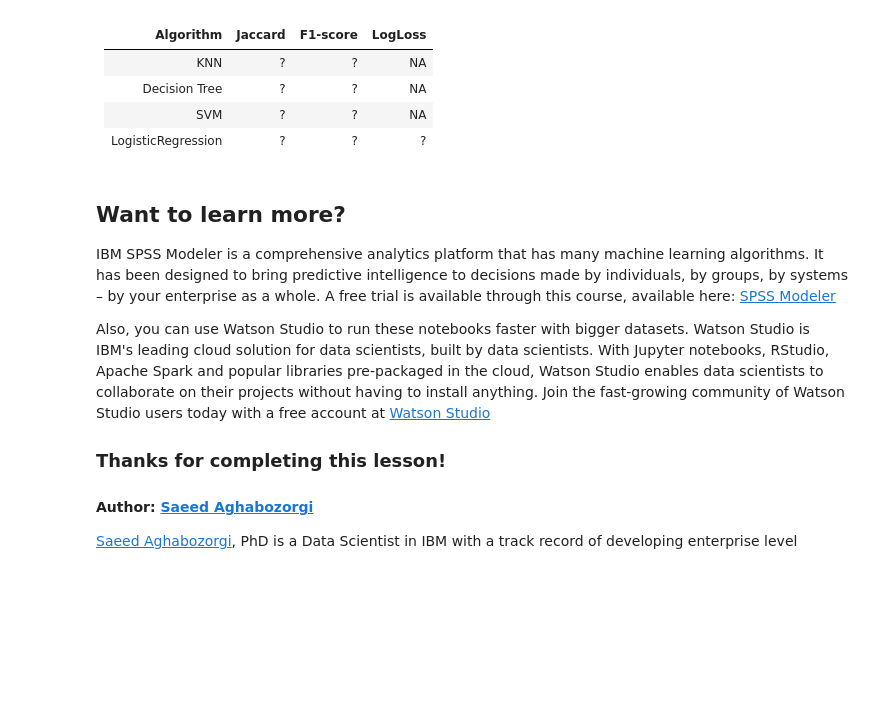
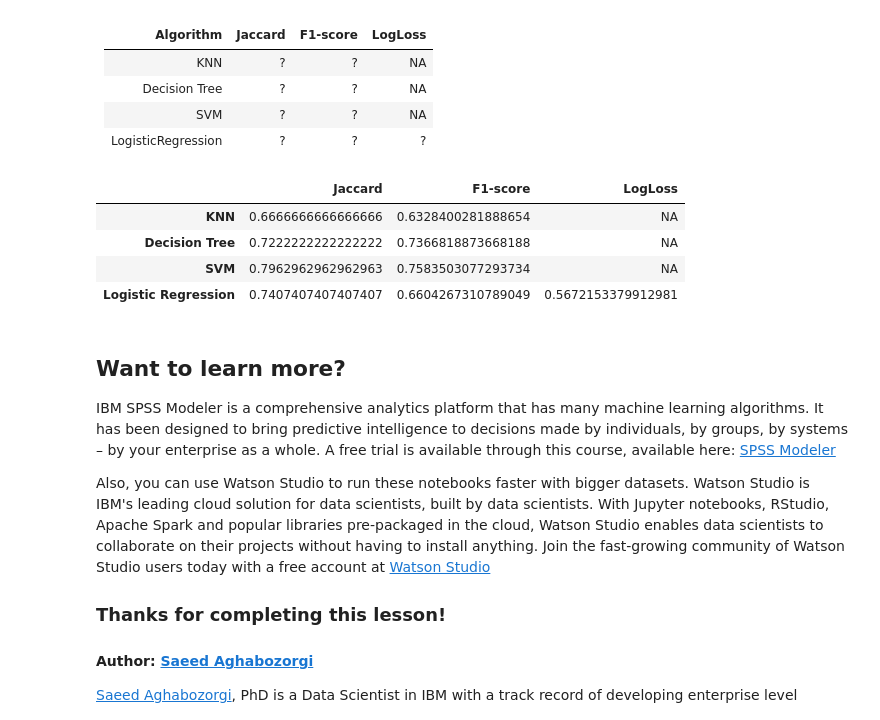
Before and after one commit to nooby17-jpg/data_science_best_classifier, a Jupyter notebook: IBM_data_science_capstone.ipynb, the cells around one changed output. Saved outputs shown, nothing was run; the diff lists cells and outputs as text; code cells hidden in the pictures; blank space fills up the shorter version.

```diff
--- a/IBM_data_science_capstone.ipynb
+++ b/IBM_data_science_capstone.ipynb
@@ -560,0 +491,17 @@ ValueError: All arrays must be of the same length
+# %%
+# F1 Scores
+
+knn_pred = neigh.predict(x_loan_test)
+f1 = f1_score(y_loan_test, knn_pred, average = "weighted")
+
+dt_pred = dt.predict(x_loan_test)
+f2 = f1_score(y_loan_test, dt_pred, average = "weighted")
+
+svm_pred = clf.predict(x_loan_test)
+f3 = f1_score(y_loan_test, svm_pred, average = "weighted")
+
+lr_pred = LR.predict(x_loan_test)
+f4 = f1_score(y_loan_test, lr_pred, average = "weighted")
+
+f1s = [f1, f2, f3, f4]
+f1s
@@ -560,0 +513,8 @@ ValueError: All arrays must be of the same length
+# %%
+# Log Loss Scores
+
+lr_pred = LR.predict_proba(x_loan_test)
+LL = log_loss(y_loan_test, lr_pred)
+
+log_loss = ["NA", "NA", "NA", LL]
+log_loss
@@ -569,6 +531,29 @@ You should be able to report the accuracy of the built model using different eva
 | Decision Tree      | ?       | ?        | NA      |
 | SVM                | ?       | ?        | NA      |
 | LogisticRegression | ?       | ?        | ?       |
+# %%
+# Report Table (For each scores)
+
+index = ["KNN", "Decision Tree", "SVM", "Logistic Regression"]
+columns = ["Jaccard", "F1-Score", "Log Loss"]
+
+data = [jaccard, f1s, log_loss]
+data = np.array(data).T
+
+index   = ["KNN", "Decision Tree", "SVM", "Logistic Regression"]
+colunms = ["Jaccard", "F1-score", "LogLoss"]
+
+data = [jaccard, f1s, log_loss]
+data = np.array(data).T
+
+df = pd.DataFrame(data, index=index, columns=colunms)
+df
+# %% [output]
+|  | Jaccard | F1-score | LogLoss |
+| KNN | 0.6666666666666666 | 0.6328400281888654 | NA |
+| Decision Tree | 0.7222222222222222 | 0.7366818873668188 | NA |
+| SVM | 0.7962962962962963 | 0.7583503077293734 | NA |
+| Logistic Regression | 0.7407407407407407 | 0.6604267310789049 | 0.5672153379912981 |
 # %% [markdown]
 <h2>Want to learn more?</h2>
 
```
Also changed, not shown: parts of 27 cells of this notebook.
